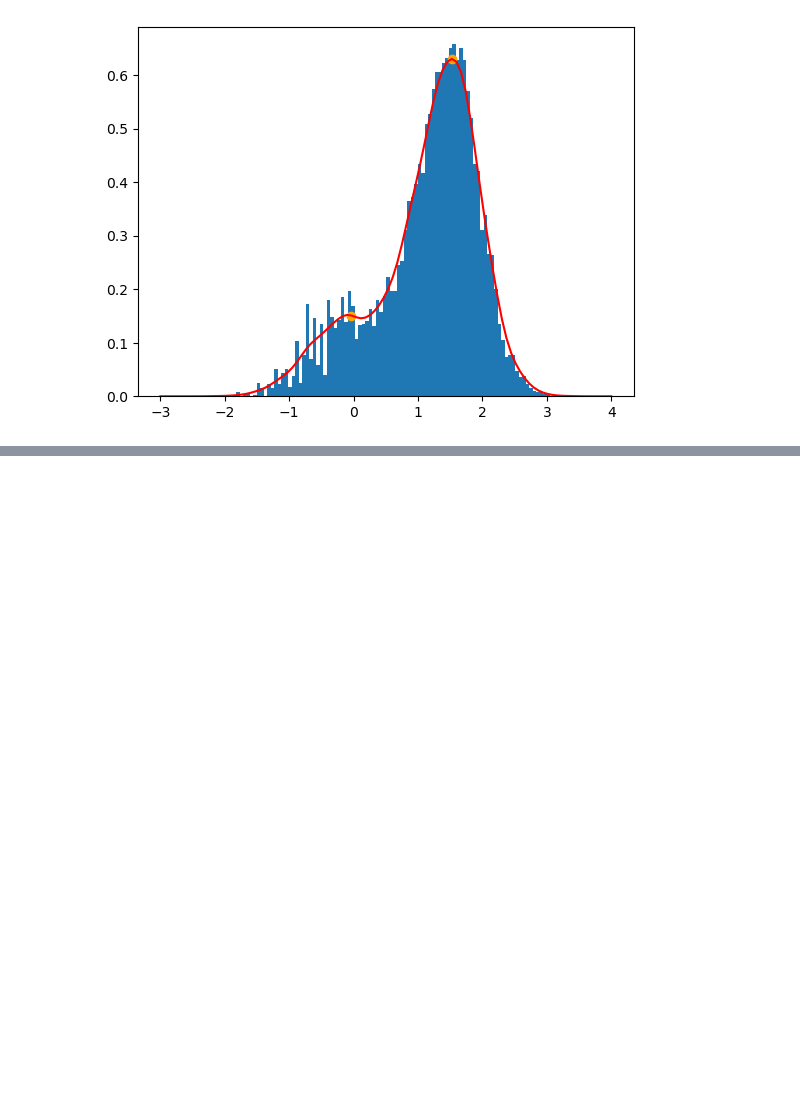
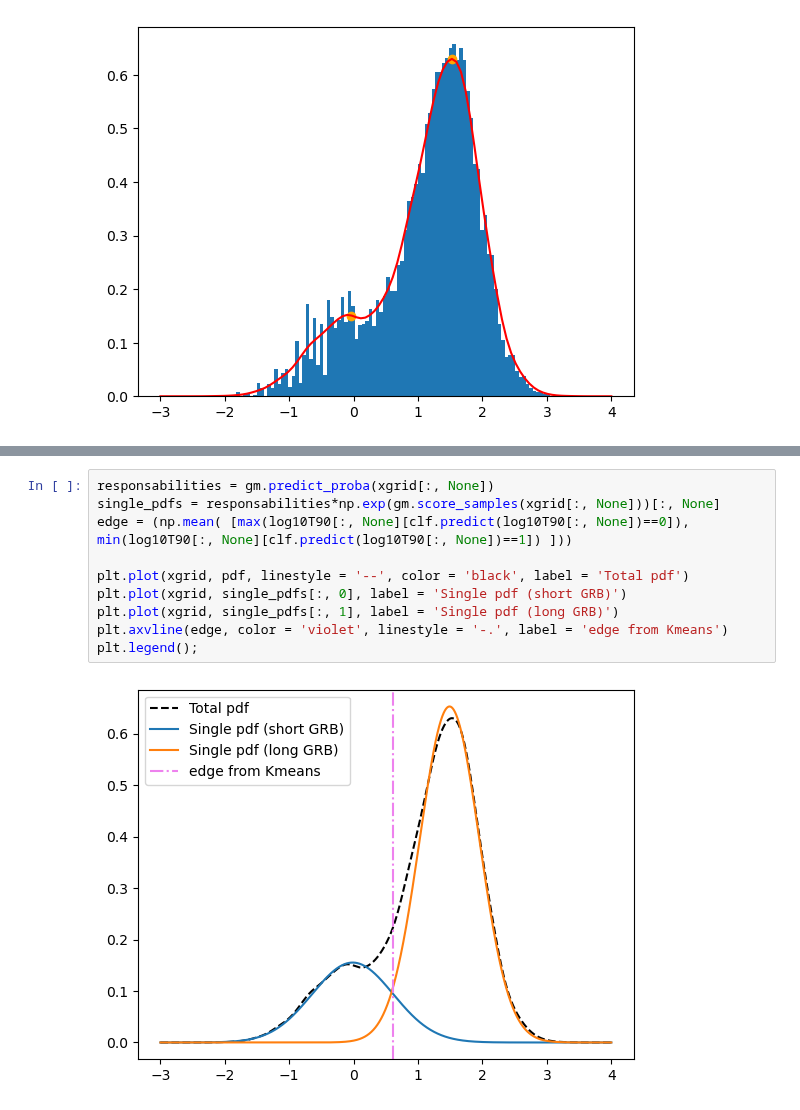
Before and after one commit to om-erika/astrostatistics_bicocca_2024, a Jupyter notebook: working/gamma_ray_burst.ipynb, the cells around one changed output, grey strips where cells are left out. Drawn from its saved outputs; the diff is of its cells as text; blank space fills up the shorter version.

```diff
--- a/working/gamma_ray_burst.ipynb
+++ b/working/gamma_ray_burst.ipynb
@@ -102,0 +159,12 @@ aggiungi confronto con gaussian mixture e calcolo edge
+# %%
+responsabilities = gm.predict_proba(xgrid[:, None])
+single_pdfs = responsabilities*np.exp(gm.score_samples(xgrid[:, None]))[:, None]
+edge = (np.mean( [max(log10T90[:, None][clf.predict(log10T90[:, None])==0]), min(log10T90[:, None][clf.predict(log10T90[:, None])==1]) ]))
+
+plt.plot(xgrid, pdf, linestyle = '--', color = 'black', label = 'Total pdf')
+plt.plot(xgrid, single_pdfs[:, 0], label = 'Single pdf (short GRB)')
+plt.plot(xgrid, single_pdfs[:, 1], label = 'Single pdf (long GRB)')
+plt.axvline(edge, color = 'violet', linestyle = '-.', label = 'edge from Kmeans')
+plt.legend();
+# %% [output]
+[figure, added]
```
Also changed, not shown: parts of 15 cells of this notebook.
